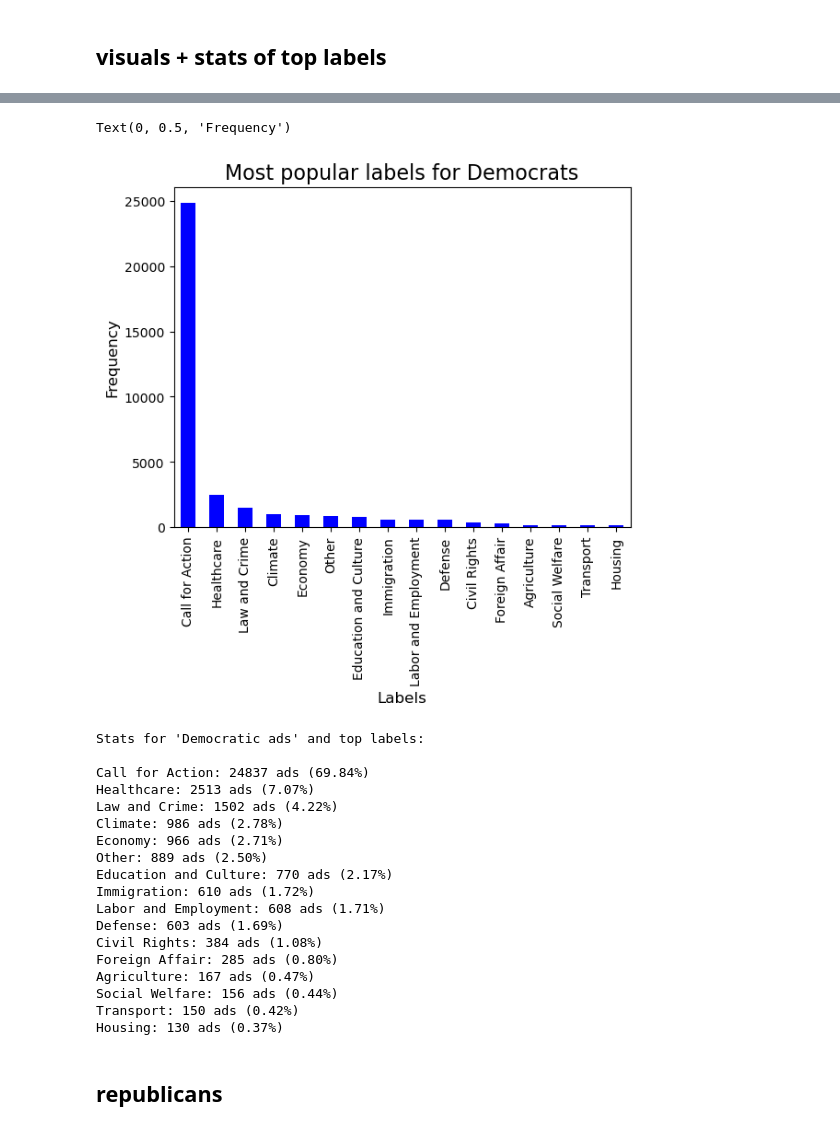
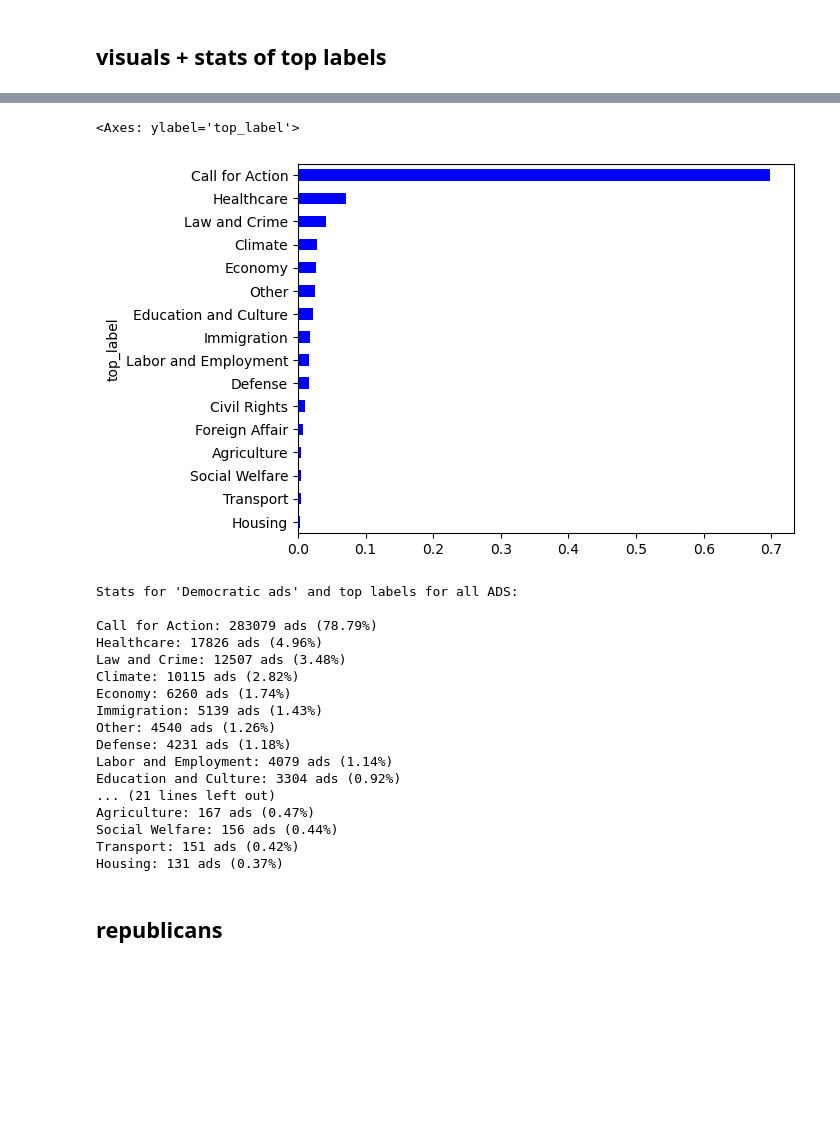
Before and after one commit to sofiepalmus/Thesis, a Jupyter notebook: DeBERTa_visuals.ipynb, the cells around one changed output, grey strips where cells are left out. Cells and saved outputs as stored; diff of their text form; code cells hidden in the pictures; blank space fills up the shorter version.

```diff
--- a/DeBERTa_visuals.ipynb
+++ b/DeBERTa_visuals.ipynb
@@ -84,45 +116,66 @@ Passing `palette` without assigning `hue` is deprecated and will be removed in v
-# %%
-top_labels_D = (label_data_D["top_label"].value_counts()).iloc[:16]  # all labels
-
-# plotting
-top_labels_D.plot(kind="bar", color="blue")
-plt.title("Most popular labels for Democrats", fontsize=16)
-plt.xlabel("Labels", fontsize=12)
-plt.ylabel("Frequency", fontsize=12)
-# %% [output]
-Text(0, 0.5, 'Frequency')
-[figure, removed]
+# %%
+###### plot based on unique ads
+# Filter data rows based on party to work with stats on the individual parties
+label_D_un = data_un[data_un["party"] == "Democrat"]
+label_R_un = data_un[data_un["party"] == "Republican"]
+
+top_labels_D_un = (label_D_un["top_label"].value_counts(normalize=True)).iloc[:16]  # all labels
+top_labels_D_un = top_labels_D_un.sort_values(ascending=True)
+top_labels_D_un.plot(kind="barh", color="blue")
+# plt.title("Most popular labels for Democrats (unqiue ads)", fontsize=16)
+# %% [output]
+<Axes: ylabel='top_label'>
+[figure, added]
 # %%
 # calcu the amount + % for each top
+
+###### non-unique ads
+
+label_D = data[data["party"] == "Democrat"]
+top_labels_D = (label_D["top_label"].value_counts()).iloc[:16]  # all labels
+
 top_D_percentages = (
-    label_data_D["top_label"].value_counts(normalize=True).iloc[:16]
+    label_D["top_label"].value_counts(normalize=True).iloc[:16]
 ) * 100
 
-# Print the counts and percentages in a readable format
-print("Stats for 'Democratic ads' and top labels:\n")
+print("Stats for 'Democratic ads' and top labels for all ADS:\n")
 for label, count, percentage in zip(
     top_labels_D.index, top_labels_D.values, top_D_percentages.values
 ):
     print(f"{label}: {count} ads ({percentage:.2f}%)")
+
+
+###### unique ads
+top_labels_D_un = (label_D_un["top_label"].value_counts()).iloc[:16]
+
+top_D_percentages_un = (
+    label_D_un["top_label"].value_counts(normalize=True).iloc[:16]
+) * 100
+
+
+print("\nStats for 'Democratic ads' and top labels for UNIQUE ADS:\n")
+for label, count, percentage in zip(
+    top_labels_D_un.index, top_labels_D_un.values, top_D_percentages_un.values
+):
+    print(f"{label}: {count} ads ({percentage:.2f}%)")
 # %% [output]
-Stats for 'Democratic ads' and top labels:
+Stats for 'Democratic ads' and top labels for all ADS:
 
-Call for Action: 24837 ads (69.84%)
-Healthcare: 2513 ads (7.07%)
-Law and Crime: 1502 ads (4.22%)
-Climate: 986 ads (2.78%)
-Economy: 966 ads (2.71%)
-Other: 889 ads (2.50%)
-Education and Culture: 770 ads (2.17%)
-Immigration: 610 ads (1.72%)
-Labor and Employment: 608 ads (1.71%)
-Defense: 603 ads (1.69%)
-Civil Rights: 384 ads (1.08%)
-Foreign Affair: 285 ads (0.80%)
+Call for Action: 283079 ads (78.79%)
+Healthcare: 17826 ads (4.96%)
+Law and Crime: 12507 ads (3.48%)
+Climate: 10115 ads (2.82%)
+Economy: 6260 ads (1.74%)
+Immigration: 5139 ads (1.43%)
+Other: 4540 ads (1.26%)
+Defense: 4231 ads (1.18%)
+Labor and Employment: 4079 ads (1.14%)
+Education and Culture: 3304 ads (0.92%)
+... (21 lines left out)
 Agriculture: 167 ads (0.47%)
 Social Welfare: 156 ads (0.44%)
-Transport: 150 ads (0.42%)
-Housing: 130 ads (0.37%)
+Transport: 151 ads (0.42%)
+Housing: 131 ads (0.37%)
 # %% [markdown]
 ## republicans
 # %%
```
Also changed, not shown: parts of 33 cells of this notebook, 2 other files.
